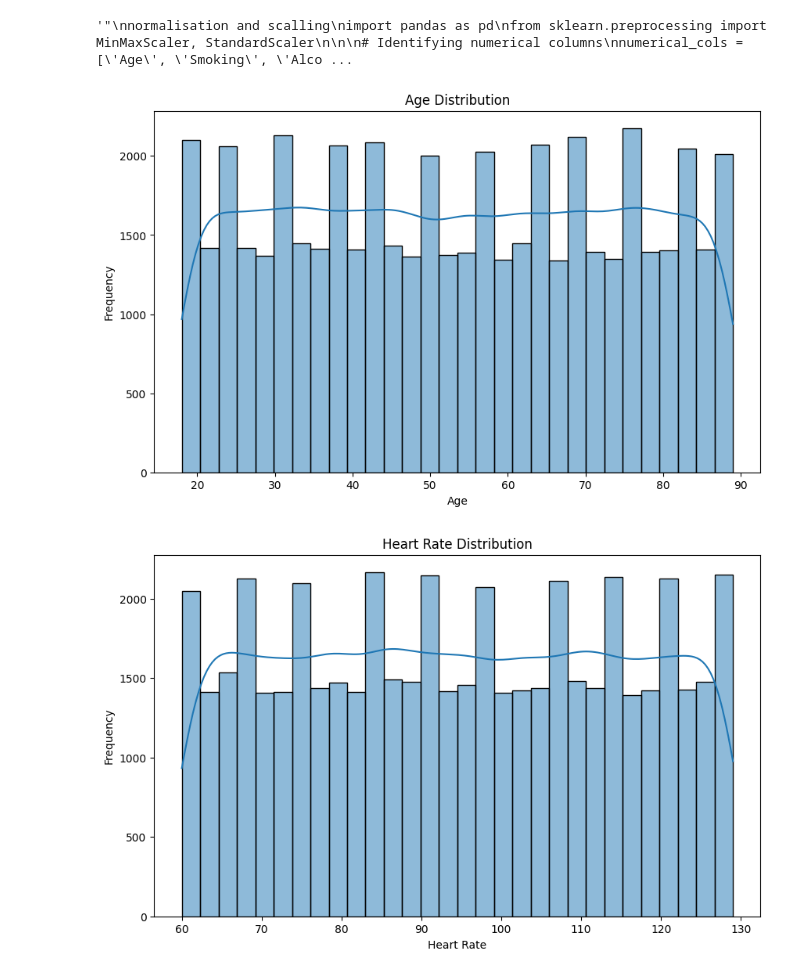
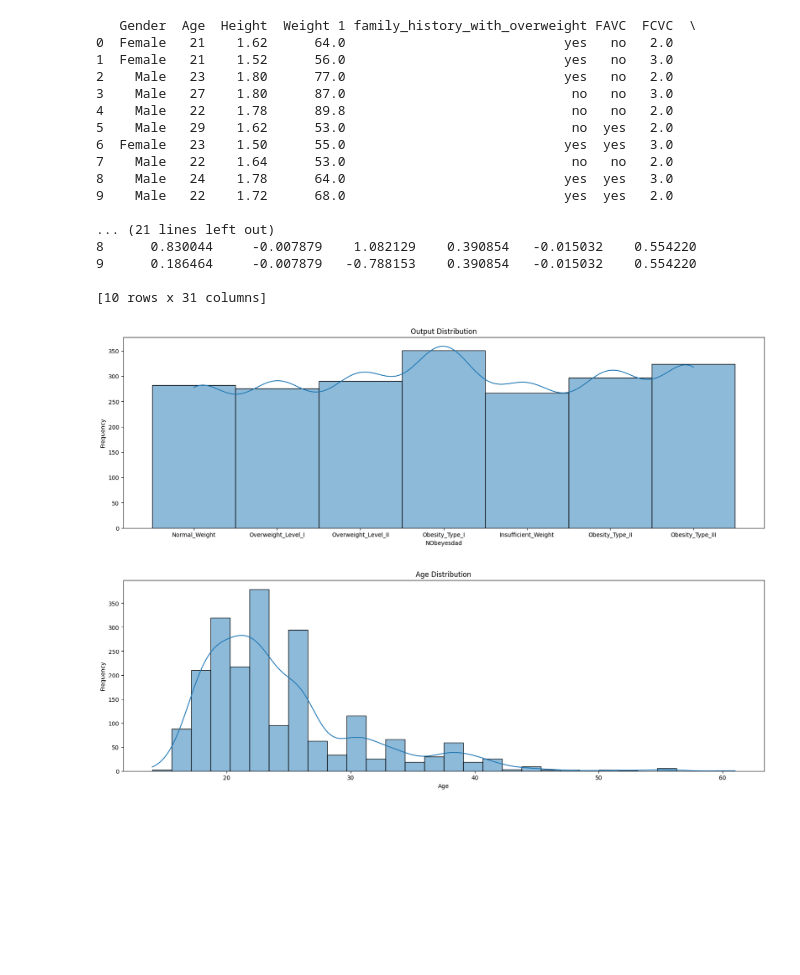
Before and after one commit to Shriya-Sabnis/SKILL, a Jupyter notebook: skill.pynb.ipynb, the cells around one changed output. Drawn from its saved outputs; the diff is of its cells as text; code cells hidden in the pictures; blank space fills up the shorter version.

Commit message:
skill

```diff
--- a/skill.pynb.ipynb
+++ b/skill.pynb.ipynb
@@ -22,7 +4,7 @@ import pandas as pd
 import matplotlib.pyplot as plt
 
 # Load the CSV file
-df = pd.read_csv(r"C:/Users/sabni/Documents/SKILL/merged_output.csv")
+df = pd.read_csv(r"C:\Users\sabni\Documents\SKILL\ObesityDataSet_raw_and_data_sinthetic.csv")
 print(df.head(20))
 print("\n\n\n\n")
 
@@ -85,8 +67,8 @@ df_encoded = df.copy()
 
 # Label Encoding for categorical columns
 label_encoders = {}
-for col in ['Gender', 'Physical_Activity_Level', 'Stress_Level', 'Chest_Pain_Type',
-            'Thalassemia', 'ECG_Results', 'Heart_Attack_Risk']:
+for col in ['Gender', 'family_history_with_overweight', 'FAVC', 'CAEC',
+            'SCC', 'CALC', 'MTRANS','NObeyesdad']:
     le = LabelEncoder()
     df_encoded[col + '_Label'] = le.fit_transform(df_encoded[col])
     label_encoders[col] = le  # Store the encoder for reference
@@ -94,20 +76,19 @@ for col in ['Gender', 'Physical_Activity_Level', 'Stress_Level', 'Chest_Pain_Typ
 # One-Hot Encoding for categorical columns
 one_hot_encoder = OneHotEncoder(sparse_output=False, drop='first')
 
-one_hot_encoded = one_hot_encoder.fit_transform(df[['Gender', 'Physical_Activity_Level',
-                                                    'Stress_Level', 'Chest_Pain_Type',
-                                                    'Thalassemia', 'ECG_Results', 'Heart_Attack_Risk']])
+one_hot_encoded = one_hot_encoder.fit_transform(df[['Gender', 'family_history_with_overweight', 'FAVC', 'CAEC',
+            'SCC', 'CALC', 'MTRANS','NObeyesdad']])
 
 # Convert One-Hot Encoded array to DataFrame
-one_hot_df = pd.DataFrame(one_hot_encoded, columns=one_hot_encoder.get_feature_names_out())
+#one_hot_df = pd.DataFrame(one_hot_encoded, columns=one_hot_encoder.get_feature_names_out())
 
 # Concatenate One-Hot Encoded columns with original dataframe
-df_encoded = pd.concat([df_encoded, one_hot_df], axis=1)
+#df_encoded = pd.concat([df_encoded, one_hot_df], axis=1)
 
 # Drop original categorical columns
-df_encoded.drop(columns=['Gender', 'Physical_Activity_Level', 'Stress_Level',
-                         'Chest_Pain_Type', 'Thalassemia', 'ECG_Results', 'Heart_Attack_Risk'], inplace=True)
+df_encoded.drop(columns=['Gender', 'family_history_with_overweight', 'FAVC', 'CAEC',
+            'SCC', 'CALC', 'MTRANS','NObeyesdad'], inplace=True)
 
 # Display the first few rows of the encoded dataset
-df_encoded.head()
+df_encoded.head(200)
 # %% [output]
@@ -115,14 +108,10 @@ df_encoded.head()
 # %%
-
-normalisation and scalling
 import pandas as pd
 from sklearn.preprocessing import MinMaxScaler, StandardScaler
 
 
-# Identifying numerical columns
-numerical_cols = ['Age', 'Smoking', 'Alcohol_Consumption', 'BMI', 'Diabetes', 'Hypertension',
-                  'Cholesterol_Level', 'Resting_BP', 'Heart_Rate', 'Family_History',
-                  'Fasting_Blood_Sugar', 'Exercise_Induced_Angina', 'Max_Heart_Rate_Achieved']
+# Identifying numerical columns (ensure correct column names)
+numerical_cols = ['Age','Height', 'Weight', 'FCVC', 'NCP', 'FAF', 'TUE']  # Removed 'Weight1'
 
 # Min-Max Scaling (Normalization: scales values between 0 and 1)
 min_max_scaler = MinMaxScaler()
@@ -133,33 +122,49 @@ standard_scaler = StandardScaler()
 df[[col + '_ZScore' for col in numerical_cols]] = standard_scaler.fit_transform(df[numerical_cols])
 
 # Display first few rows after scaling
-print(df.head())#
+print(df.head(10))
 # %% [output]
-'"\nnormalisation and scalling\nimport pandas as pd\nfrom sklearn.preprocessing import MinMaxScaler, StandardScaler\n\n\n# Identifying numerical columns\nnumerical_cols = [\'Age\', \'Smoking\', \'Alco ...
+   Gender  Age  Height  Weight 1 family_history_with_overweight FAVC  FCVC  \
+0  Female   21    1.62      64.0                            yes   no   2.0
+1  Female   21    1.52      56.0                            yes   no   3.0
+2    Male   23    1.80      77.0                            yes   no   2.0
+3    Male   27    1.80      87.0                             no   no   3.0
+4    Male   22    1.78      89.8                             no   no   2.0
+5    Male   29    1.62      53.0                             no  yes   2.0
+6  Female   23    1.50      55.0                            yes  yes   3.0
+7    Male   22    1.64      53.0                             no   no   2.0
+8    Male   24    1.78      64.0                            yes  yes   3.0
+9    Male   22    1.72      68.0                            yes  yes   2.0
+
+... (21 lines left out)
+8      0.830044     -0.007879    1.082129    0.390854   -0.015032    0.554220
+9      0.186464     -0.007879   -0.788153    0.390854   -0.015032    0.554220
+
+[10 rows x 31 columns]
 # %%
 import seaborn as sns
 import pandas as pd
 import matplotlib.pyplot as plt
 
 
 
 # Plot 1: Histogram of Age with KDE
-plt.figure(figsize=(10, 6))
-sns.histplot(df['Age'], kde=True, bins=30)
-plt.title('Age Distribution')
-plt.xlabel('Age')
+plt.figure(figsize=(20, 6))
+sns.histplot(df['NObeyesdad'], kde=True, bins=30)
+plt.title('Output Distribution')
+plt.xlabel('NObeyesdad')
 plt.ylabel('Frequency')
 plt.show()
 # %% [output]
-[figure, old version]
+[figure, new version]
 # %%
 
 # Plot 2: Histogram of Heart Rate with KDE
-plt.figure(figsize=(10, 6))
-sns.histplot(df['Heart_Rate'], kde=True, bins=30)
-plt.title('Heart Rate Distribution')
-plt.xlabel('Heart Rate')
+plt.figure(figsize=(20, 6))
+sns.histplot(df['Age'], kde=True, bins=30)
+plt.title('Age Distribution')
+plt.xlabel('Age')
 plt.ylabel('Frequency')
 plt.show()
 # %% [output]
-[figure, old version]
+[figure, new version]
```
Also changed, not shown: parts of 15 cells of this notebook, 11 other files.
